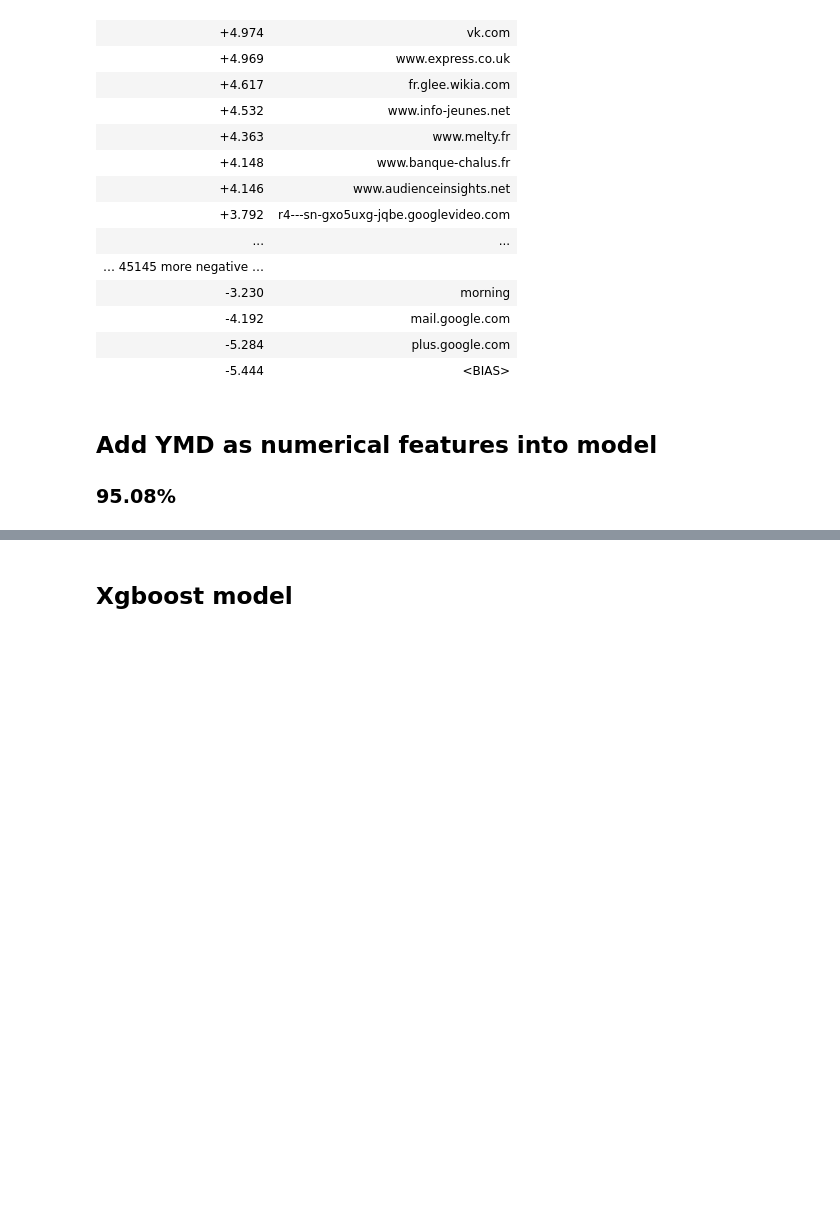
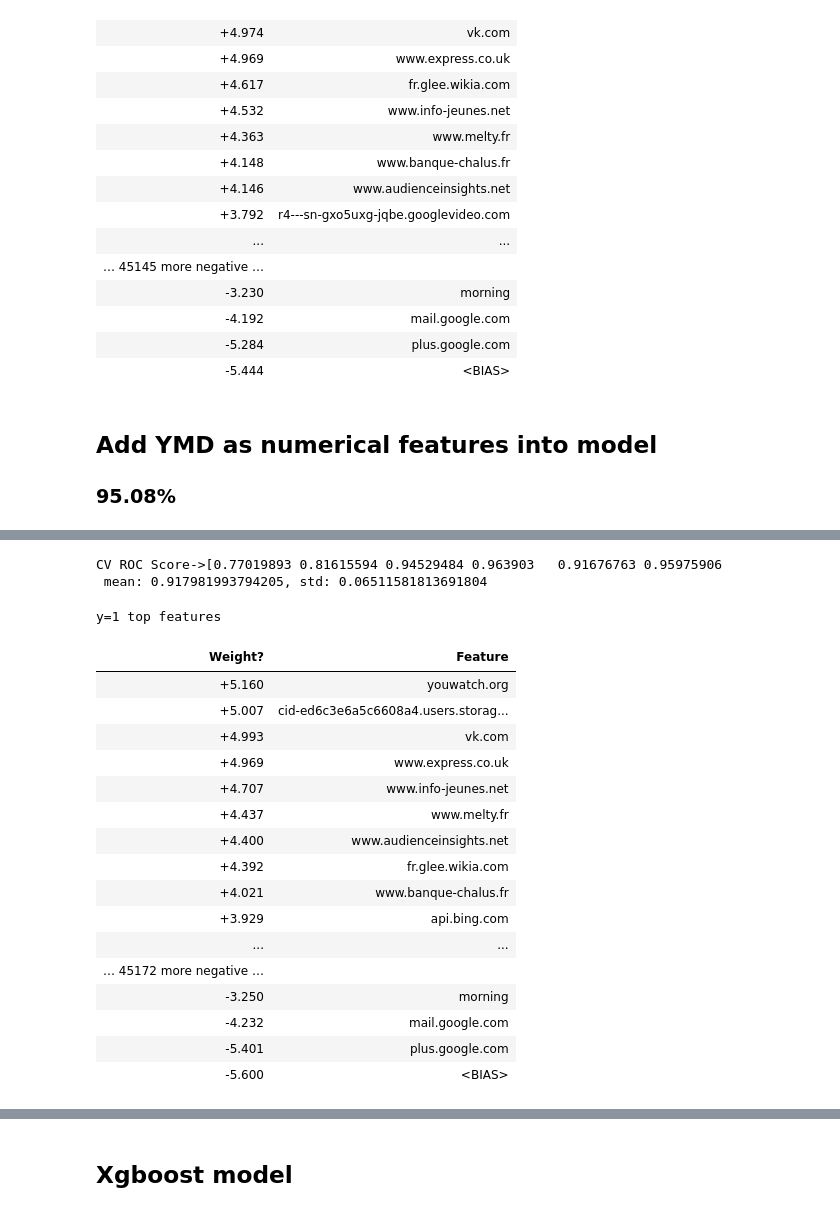
Before and after one commit to BoshengW/Data_Science_Learning, a Jupyter notebook: Alice_Kaggle/Alice_Model.ipynb, the cells around one changed output, grey strips where cells are left out. Drawn from its saved outputs; the diff is of its cells as text; code cells hidden in the pictures; blank space fills up the shorter version.

```diff
--- a/Alice_Kaggle/Alice_Model.ipynb
+++ b/Alice_Kaggle/Alice_Model.ipynb
@@ -358,0 +355,59 @@ array([False, False,  True,  True,  True,  True, False,  True,  True,
+# %%
+sites = ['site%d' %i for i in range(1,11)]
+times = ['time%d' %i for i in range(1,11)]
+train_df = pd.read_csv('train_sessions.csv',index_col='session_id', parse_dates=times)
+test_df = pd.read_csv('test_sessions.csv', index_col='session_id', parse_dates=times)
+
+train_df = train_df.sort_values(by='time1')
+# %%
+# clean data
+train_df[sites] = train_df[sites].fillna(0).astype('int')
+test_df[sites] = test_df[sites].fillna(0).astype('int')
+# %%
+# Let's see what is most freq website of Alice use
+Alice_df = train_df[train_df['target']==1]
+other_df = train_df[train_df['target']==0]
+top_sites_alice = pd.Series(Alice_df[sites].values.flatten()).value_counts().drop(labels=[0]).sort_values(ascending=False).head(20)
+top_sites_other = pd.Series(other_df[sites].values.flatten()).value_counts().drop(labels=[0]).sort_values(ascending=False).head(20)
+
+def uniq_count(x):
+    uniq_array = np.unique(x)
+    uniq_ct = len(uniq_array)
+    if 0 in uniq_array:
+        uniq_ct-=1
+    return uniq_ct
+
+train_uniq_session = train_df[sites].apply(uniq_count, axis=1).values.reshape(-1,1) # without NaN sites
+test_uniq_session = test_df[sites].apply(uniq_count, axis=1).values.reshape(-1,1)
+train_uniq_session = scaler.fit_transform(train_uniq_session)
+test_uniq_session = scaler.transform(test_uniq_session)
+
+new_train_adduniq = hstack([new_train_addYMD, train_uniq_session])
+new_test_adduniq = hstack([new_test_addYMD, test_uniq_session])
+# %%
+new_features2+=['unique']
+# %%
+logit_new = LogisticRegression(C=1.0, random_state=17, n_jobs=-1, solver='liblinear', max_iter=100)
+cv_add_YMD_feat = train_and_predict(logit_new, new_train_adduniq, y_train, new_test_adduniq, site_features=tfv.get_feature_names(), new_feature_names=new_features2,
+                     cv=time_split, scoring='roc_auc', top_n_features=30, submission_file='submission.csv')
+# %% [output]
+CV ROC Score->[0.77019893 0.81615594 0.94529484 0.963903   0.91676763 0.95975906
+ mean: 0.917981993794205, std: 0.06511581813691804
+y=1 top features
+| Weight? | Feature |
+| +5.160 | youwatch.org |
+| +5.007 | cid-ed6c3e6a5c6608a4.users.storag... |
+| +4.993 | vk.com |
+| +4.969 | www.express.co.uk |
+| +4.707 | www.info-jeunes.net |
+| +4.437 | www.melty.fr |
+| +4.400 | www.audienceinsights.net |
+| +4.392 | fr.glee.wikia.com |
+| +4.021 | www.banque-chalus.fr |
+| +3.929 | api.bing.com |
+| ... | ... |
+| … 45172 more negative … |  |
+| -3.250 | morning |
+| -4.232 | mail.google.com |
+| -5.401 | plus.google.com |
+| -5.600 | <BIAS> |
```
Also changed, not shown: parts of 17 cells of this notebook.
